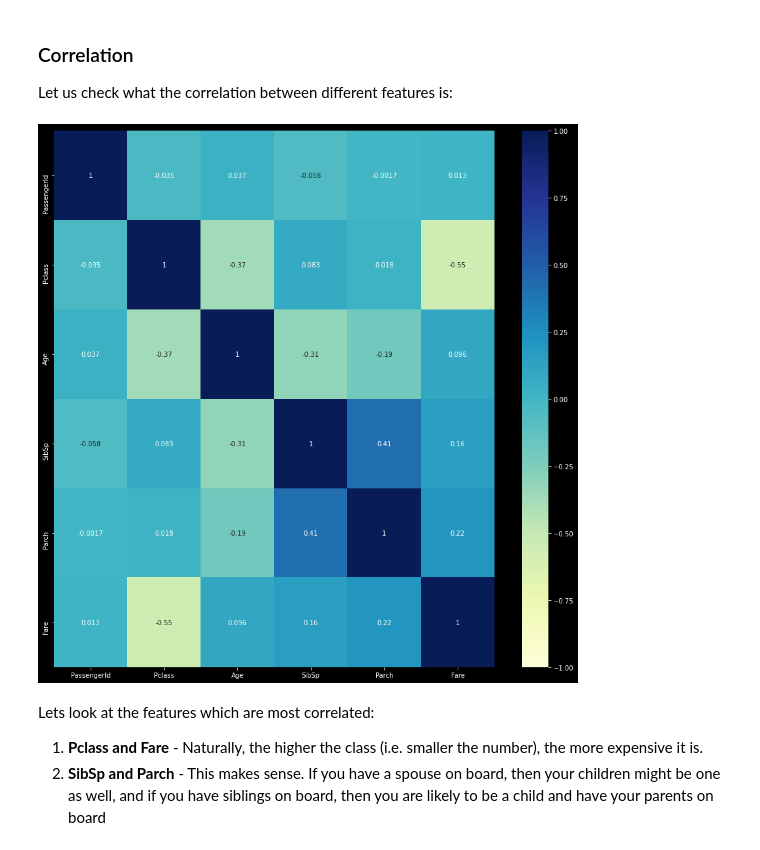
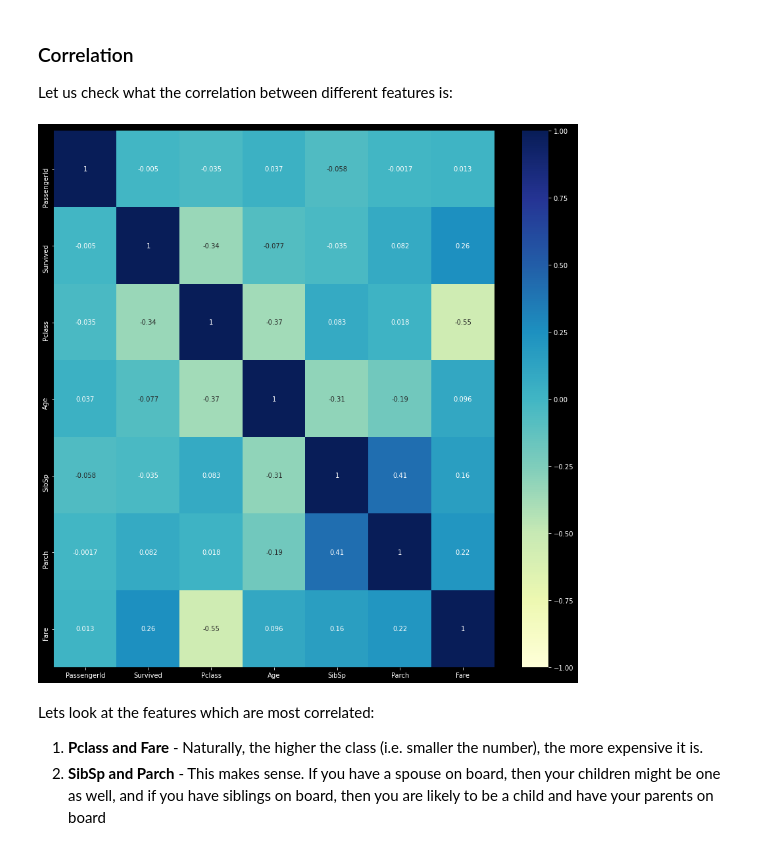
Before and after one commit to A-F-V/T3M, a Jupyter notebook: round 1/notebooks/titanic.ipynb, the cells around one changed output. Drawn from its saved outputs; the diff is of its cells as text; code cells hidden in the pictures.

```diff
--- a/round 1/notebooks/titanic.ipynb
+++ b/round 1/notebooks/titanic.ipynb
@@ -147,12 +140,12 @@ plt.show()
 ### Correlation
 Let us check what the correlation between different features is:
 # %%
-correlation_matrix = data_set_X.corr()
+correlation_matrix = data_set.corr()
 plt.figure(figsize=(15,15))
 sns.heatmap(correlation_matrix,annot=True,vmin=-1,vmax=1,cmap='YlGnBu')
 plt.show()
 # %% [output]
-[figure, old version]
+[figure, new version]
 # %% [markdown]
 Lets look at the features which are most correlated:
 
```
Also changed, not shown: parts of 18 cells of this notebook, 2 other files.
